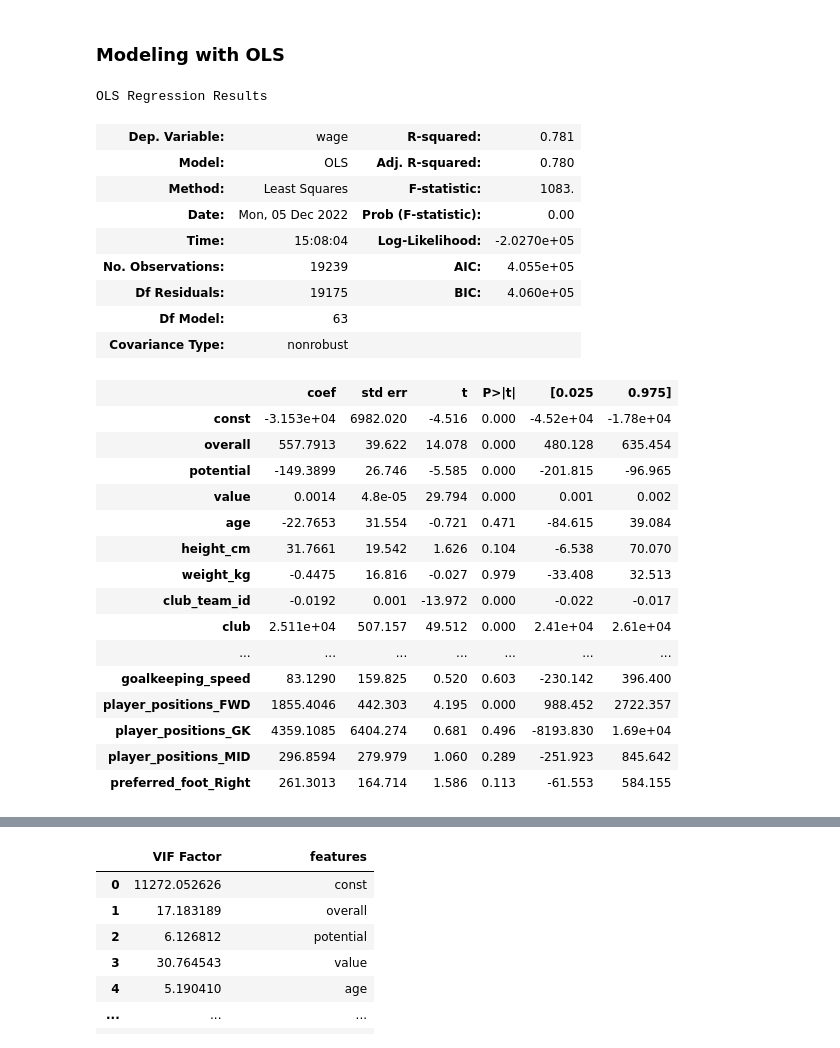
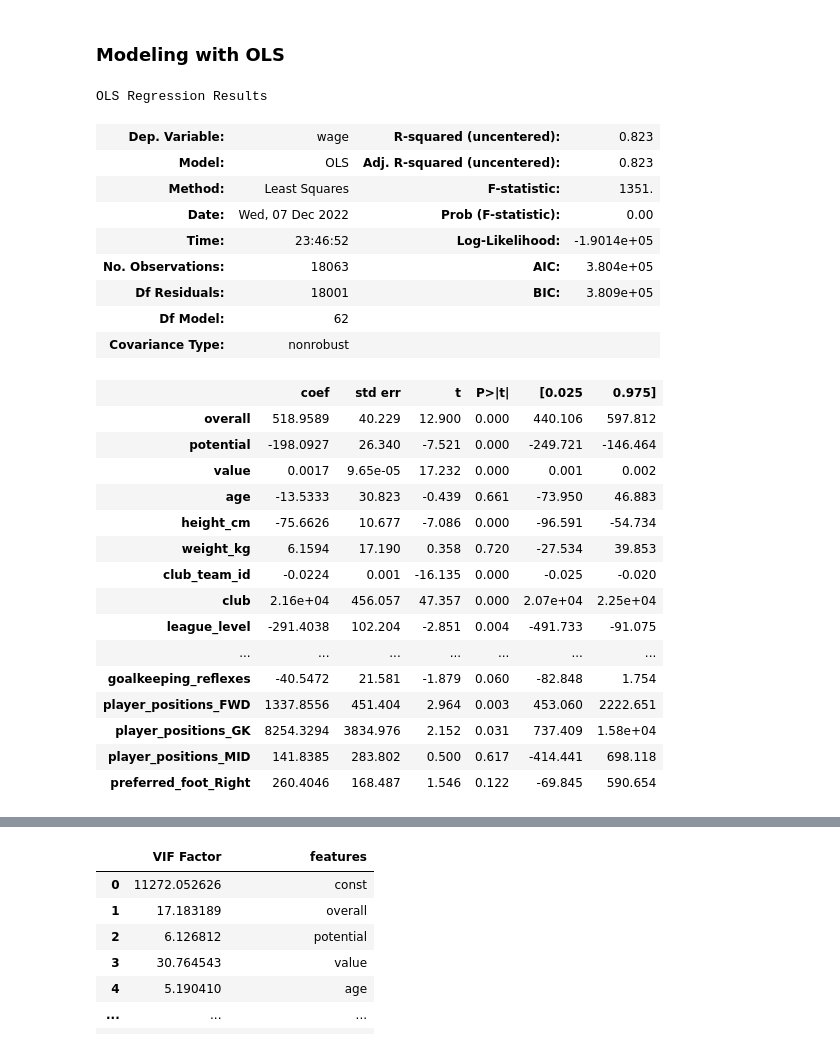
Before and after one commit to RumiAllbert/FIFA-Linear-Analysis, a Jupyter notebook: src/fifa.ipynb, the cells around one changed output, grey strips where cells are left out. Cells and saved outputs as stored; diff of their text form; code cells hidden in the pictures.

```diff
--- a/src/fifa.ipynb
+++ b/src/fifa.ipynb
@@ -172,0 +209,5 @@ Text(0.5, 1.0, 'Overall vs Potential')
+# %%
+# The highest value per player position in fifa df as well as their player stats
+top_value = fifa_df.groupby('player_positions').agg({'pace': 'median', 'shooting': 'median',
+                                                     'passing': 'median', 'dribbling': 'median', 'defending': 'median', 'physic': 'median'}).reset_index().dropna(axis=0)
+top_value
@@ -217,6 +311,7 @@ unwated_columns = [
     'club_flag_url',
     'nation_logo_url',
     'nation_flag_url',
+    'goalkeeping_speed',
     'ls',
     'st',
     'rs',
@@ -272,9 +367,9 @@ def simplify_position(position):
 
 fifa_df['player_positions'] = fifa_df['player_positions'].apply(simplify_position)
 
-# Change club name to 1 if it belongs to the top 10 clubs, and 0 otherwise
+# Change club name to 1 if it belongs to the top 20 clubs, and 0 otherwise
 top_clubs = fifa_df.groupby('club')['value'].sum(
-).sort_values(ascending=False).head(15).index.tolist()
+).sort_values(ascending=False).head(20).index.tolist()
 def change_club_name(club_name):
     if club_name in top_clubs:
         return 1
@@ -306,8 +410,10 @@ util.print(fifa_df)
 # %%
+from statistics import mean
 from sklearn.impute import SimpleImputer
 model_df = fifa_df.copy()
 # Create dummy variables for the categorical columns
 model_df = pd.get_dummies(model_df, drop_first=True)
+model_df.dropna(subset=['wage', 'value', 'release_clause'], inplace=True)
 
 # Impute the missing values with mean
 imputer = SimpleImputer(strategy='mean')
@@ -329,0 +436,21 @@ model_df
+# %%
+# Outlier detection
+from collections import Counter
+
+def detect_outliers(df, n, features):
+    outlier_indices = []
+    for col in features:
+        Q1 = np.percentile(df[col], 25)
+        Q3 = np.percentile(df[col], 75)
+        IQR = Q3 - Q1
+        outlier_step = 1.5 * IQR
+        outlier_list_col = df[(df[col] < Q1 - outlier_step) | (
+            df[col] > Q3 + outlier_step )].index
+        outlier_indices.extend(outlier_list_col)
+    outlier_indices = Counter(outlier_indices)
+    multiple_outliers = list(k for k, v in outlier_indices.items() if v > n)
+    return multiple_outliers
+
+outliers_to_drop = detect_outliers(model_df, 2, ['wage'])
+model_df = model_df.drop(outliers_to_drop, axis=0).reset_index(drop=True)
+model_df
@@ -333,33 +474,33 @@ X, y = model_df.drop(['wage'], axis=1).copy(), model_df['wage'].copy()
 # %% [markdown]
 ### Modeling with OLS
 # %%
-X = sm.add_constant(X)
+X_ = sm.add_constant(X)
 fit = sm.OLS(y, X).fit()
 fit.summary()
 # %% [output]
 OLS Regression Results
-| Dep. Variable: | wage | R-squared: | 0.781 |
-| Model: | OLS | Adj. R-squared: | 0.780 |
-| Method: | Least Squares | F-statistic: | 1083. |
-| Date: | Mon, 05 Dec 2022 | Prob (F-statistic): | 0.00 |
-| Time: | 15:08:04 | Log-Likelihood: | -2.0270e+05 |
-| No. Observations: | 19239 | AIC: | 4.055e+05 |
-| Df Residuals: | 19175 | BIC: | 4.060e+05 |
-| Df Model: | 63 |  |  |
+| Dep. Variable: | wage | R-squared (uncentered): | 0.823 |
+| Model: | OLS | Adj. R-squared (uncentered): | 0.823 |
+| Method: | Least Squares | F-statistic: | 1351. |
+| Date: | Wed, 07 Dec 2022 | Prob (F-statistic): | 0.00 |
+| Time: | 23:46:52 | Log-Likelihood: | -1.9014e+05 |
+| No. Observations: | 18063 | AIC: | 3.804e+05 |
+| Df Residuals: | 18001 | BIC: | 3.809e+05 |
+| Df Model: | 62 |  |  |
 | Covariance Type: | nonrobust |  |  |
 |  | coef | std err | t | P>|t| | [0.025 | 0.975] |
-| const | -3.153e+04 | 6982.020 | -4.516 | 0.000 | -4.52e+04 | -1.78e+04 |
-| overall | 557.7913 | 39.622 | 14.078 | 0.000 | 480.128 | 635.454 |
-| potential | -149.3899 | 26.746 | -5.585 | 0.000 | -201.815 | -96.965 |
-| value | 0.0014 | 4.8e-05 | 29.794 | 0.000 | 0.001 | 0.002 |
-| age | -22.7653 | 31.554 | -0.721 | 0.471 | -84.615 | 39.084 |
-| height_cm | 31.7661 | 19.542 | 1.626 | 0.104 | -6.538 | 70.070 |
-| weight_kg | -0.4475 | 16.816 | -0.027 | 0.979 | -33.408 | 32.513 |
-| club_team_id | -0.0192 | 0.001 | -13.972 | 0.000 | -0.022 | -0.017 |
-| club | 2.511e+04 | 507.157 | 49.512 | 0.000 | 2.41e+04 | 2.61e+04 |
+| overall | 518.9589 | 40.229 | 12.900 | 0.000 | 440.106 | 597.812 |
+| potential | -198.0927 | 26.340 | -7.521 | 0.000 | -249.721 | -146.464 |
+| value | 0.0017 | 9.65e-05 | 17.232 | 0.000 | 0.001 | 0.002 |
+| age | -13.5333 | 30.823 | -0.439 | 0.661 | -73.950 | 46.883 |
+| height_cm | -75.6626 | 10.677 | -7.086 | 0.000 | -96.591 | -54.734 |
+| weight_kg | 6.1594 | 17.190 | 0.358 | 0.720 | -27.534 | 39.853 |
+| club_team_id | -0.0224 | 0.001 | -16.135 | 0.000 | -0.025 | -0.020 |
+| club | 2.16e+04 | 456.057 | 47.357 | 0.000 | 2.07e+04 | 2.25e+04 |
+| league_level | -291.4038 | 102.204 | -2.851 | 0.004 | -491.733 | -91.075 |
 | ... | ... | ... | ... | ... | ... | ... |
-| goalkeeping_speed | 83.1290 | 159.825 | 0.520 | 0.603 | -230.142 | 396.400 |
-| player_positions_FWD | 1855.4046 | 442.303 | 4.195 | 0.000 | 988.452 | 2722.357 |
-| player_positions_GK | 4359.1085 | 6404.274 | 0.681 | 0.496 | -8193.830 | 1.69e+04 |
-| player_positions_MID | 296.8594 | 279.979 | 1.060 | 0.289 | -251.923 | 845.642 |
-| preferred_foot_Right | 261.3013 | 164.714 | 1.586 | 0.113 | -61.553 | 584.155 |
+| goalkeeping_reflexes | -40.5472 | 21.581 | -1.879 | 0.060 | -82.848 | 1.754 |
+| player_positions_FWD | 1337.8556 | 451.404 | 2.964 | 0.003 | 453.060 | 2222.651 |
+| player_positions_GK | 8254.3294 | 3834.976 | 2.152 | 0.031 | 737.409 | 1.58e+04 |
+| player_positions_MID | 141.8385 | 283.802 | 0.500 | 0.617 | -414.441 | 698.118 |
+| preferred_foot_Right | 260.4046 | 168.487 | 1.546 | 0.122 | -69.845 | 590.654 |
```
Also changed, not shown: parts of 59 cells of this notebook, 7 other files.
